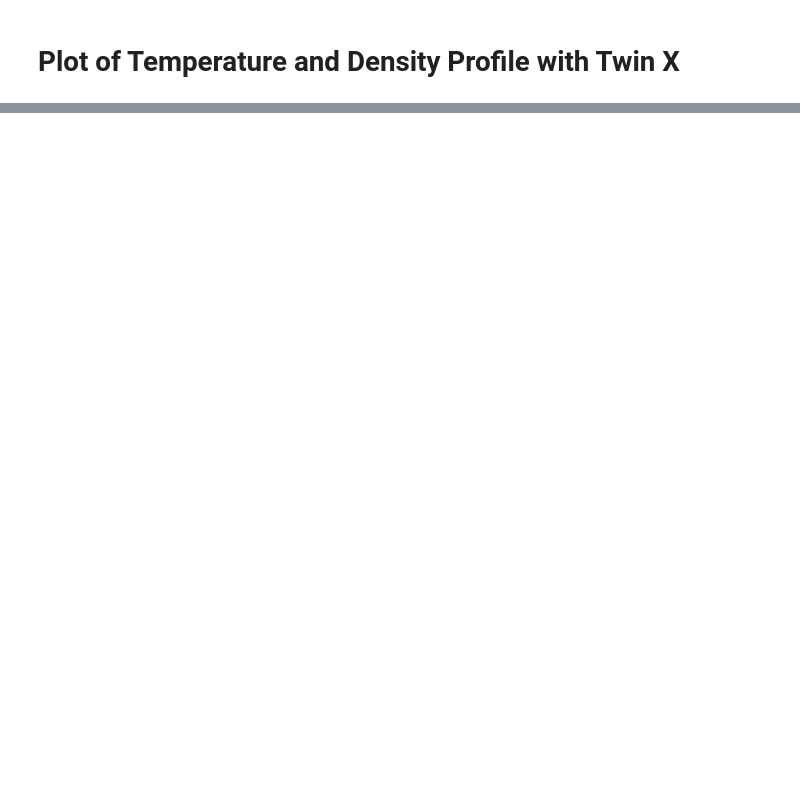
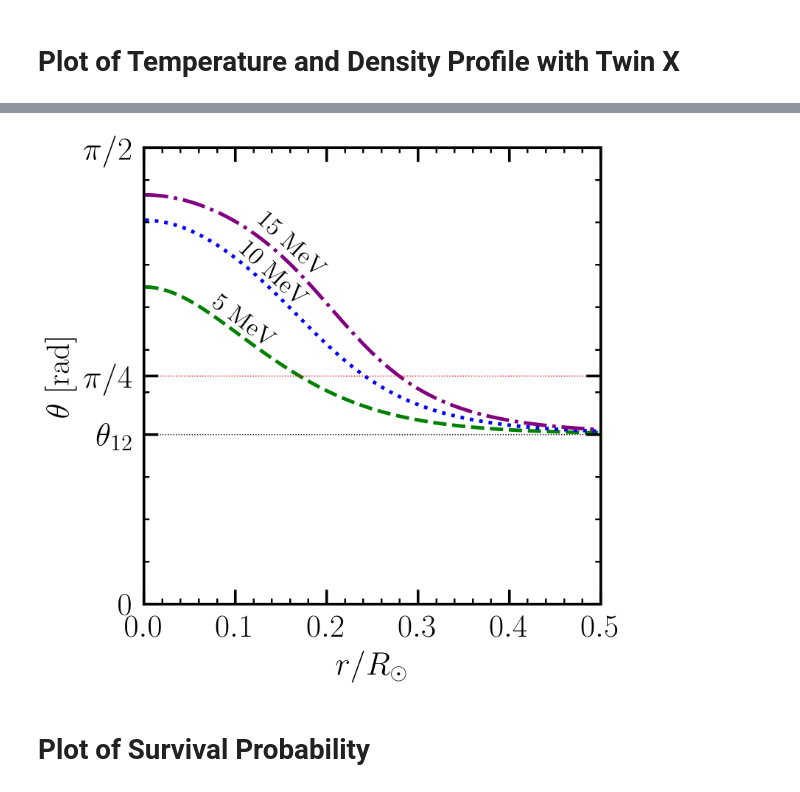
Before and after one commit to melanieAzaidel/solarLMAO, a Jupyter notebook: PlotFactory.ipynb, the cells around one changed output, grey strips where cells are left out. Saved outputs shown, nothing was run; the diff lists cells and outputs as text; code cells hidden in the pictures; blank space fills up the shorter version.

```diff
--- a/PlotFactory.ipynb
+++ b/PlotFactory.ipynb
@@ -82,0 +159,40 @@ plt.rcParams.update({'axes.linewidth': 1.5, 'xtick.major.width': 1.5,'ytick.majo
+# %%
+neutrino_energies = [5,10,15] #MeV
+radii = np.linspace(np.min(sLMAO.SSM_r), 0.5, 100) #Fractions of the solar radius
+
+all_angles = []
+for E_nu in neutrino_energies:
+    angles = []
+    for r in radii:
+        angles.append(sLMAO.matterAngle(sLMAO.n_r(r)*u.cm**-3, E_nu*u.MeV).value)
+    all_angles.append(angles)
+# %%
+fig, ax = plt.subplots(1, 1, figsize=(figsize, figsize),dpi=dpi)
+styles=['dashed','dotted','dashdot']
+colors=['green','blue','purple']
+labels=['5 MeV','10 MeV','15 MeV']
+
+for i,thing in enumerate(all_angles):
+    ax.plot(radii, thing,lw=2,ls=styles[i],color=colors[i])
+
+ax.hlines((sLMAO.theta_12.to('rad')).value,0,0.5,color='black',ls='dotted')
+ax.hlines(np.pi/4,0,0.5,color='red',ls='dotted')
+ax.set_xlim(0,0.5)
+ax.set_ylim(0,np.pi/2)
+ax.set_yticks([0,(sLMAO.theta_12.to('rad')).value,np.pi/4,np.pi/2],[r'0',r'$\theta_{12}$',r'$\pi/4$',r'$\pi/2$'])
+ax.set_xticks([0.0,0.1,0.2,0.3,0.4,0.5])
+ax.tick_params(axis='both', pad=6)
+ax.set_xlabel(r'$r/R_\odot$')
+ax.set_ylabel(r'$\theta$ [rad]')
+ax.text(0.07,0.88,'5 MeV',fontsize=14,rotation=-37)
+ax.text(0.1,1.02,'10 MeV',fontsize=14,rotation=-43)
+ax.text(0.12,1.12,'15 MeV',fontsize=14,rotation=-43)
+
+plt.tight_layout()
+ax.set_box_aspect(1)
+fig.savefig('figures/matterAngle.pdf')
+plt.show()
+# %% [output]
+[figure, added]
+# %% [markdown]
+# Plot of Survival Probability
```
Also changed, not shown: parts of 34 cells of this notebook, 39 other files.
